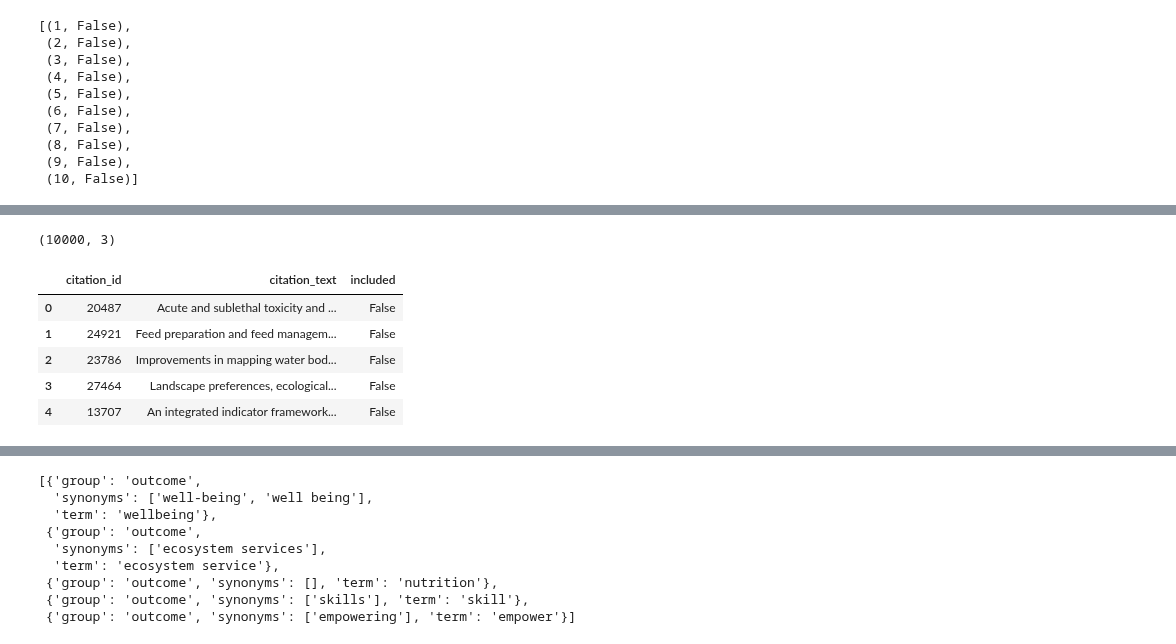
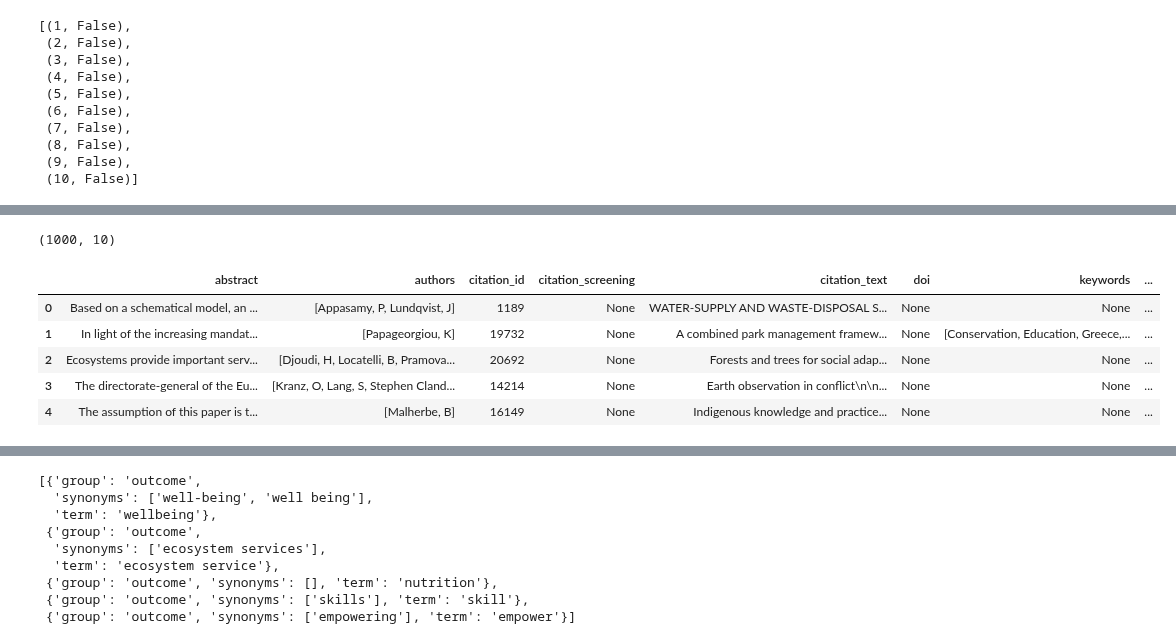
Before and after one commit to datakind/permanent-colandr-back, a Jupyter notebook: notebooks/scratchpad.ipynb, the cells around one changed output, grey strips where cells are left out. Drawn from its saved outputs; the diff is of its cells as text; code cells hidden in the pictures.

Commit message:
[burton] working version of initial screening of citations script

```diff
--- a/notebooks/scratchpad.ipynb
+++ b/notebooks/scratchpad.ipynb
@@ -34,34 +35,3 @@ list(selection_data.items())[:10]
  (8, False),
  (9, False),
  (10, False)]
-# %%
-query = cipy.db.queries.SELECT_CITATIONS_TO_SCREEN
-query = """
-SELECT
-    t1.citation_id,
-    TRIM('\n' FROM concat_ws('\n\n', COALESCE(title, ''),
-                             COALESCE(abstract, ''),
-                             COALESCE(array_to_string(keywords, ', '), ''))
-        ) AS citation_text
-FROM
-    citations AS t1,
-    citation_status AS t2,
-    reviews AS t3
-WHERE
-    t1.review_id = %(review_id)s
-    AND t3.review_id = %(review_id)s
-    AND t1.citation_id = t2.citation_id
-    AND t2.status != 'excluded'
-    AND CAST(t2.deduplication->>'is_duplicate' AS boolean) IS FALSE
-    AND (t2.citation_screening IS NULL
-         OR jsonb_array_length(t2.citation_screening) < CAST(t3.settings->>'num_citation_screenign_reviewers' AS INT))
-ORDER BY random()
-LIMIT %(sample_size)s
-"""
-
-bindings = {'review_id': 1, 'sample_size': 1000}
-df = pd.DataFrame(pgdb.run_query(query, bindings))
-# df['included'] = df['citation_id'].map(lambda cid: included_or_not[cid])
-
-print(df.shape)
-df.head()
@@ -76,16 +38,16 @@ df.head()
 # %%
-query = cipy.db.queries.SELECT_SAMPLE_CITATION_TEXTS
-bindings = {'review_id': review_id, 'sample_size': 10000}
+query = cipy.db.queries.SELECT_CITATIONS_TO_SCREEN
+bindings = {'review_id': 1, 'sample_size': 1000}
 df = pd.DataFrame(pgdb.run_query(query, bindings))
-df['included'] = df['citation_id'].map(lambda cid: included_or_not[cid])
+df['included'] = df['citation_id'].map(lambda cid: selection_data[cid])
 
 print(df.shape)
 df.head()
 # %% [output]
-(10000, 3)
+(1000, 10)
-|  | citation_id | citation_text | included |
-| 0 | 20487 | Acute and sublethal toxicity and ... | False |
-| 1 | 24921 | Feed preparation and feed managem... | False |
-| 2 | 23786 | Improvements in mapping water bod... | False |
-| 3 | 27464 | Landscape preferences, ecological... | False |
-| 4 | 13707 | An integrated indicator framework... | False |
+|  | abstract | authors | citation_id | citation_screening | citation_text | doi | keywords | ... |
+| 0 | Based on a schematical model, an ... | [Appasamy, P, Lundqvist, J] | 1189 | None | WATER-SUPPLY AND WASTE-DISPOSAL S... | None | None | ... |
+| 1 | In light of the increasing mandat... | [Papageorgiou, K] | 19732 | None | A combined park management framew... | None | [Conservation, Education, Greece,... | ... |
+| 2 | Ecosystems provide important serv... | [Djoudi, H, Locatelli, B, Pramova... | 20692 | None | Forests and trees for social adap... | None | None | ... |
+| 3 | The directorate-general of the Eu... | [Kranz, O, Lang, S, Stephen Cland... | 14214 | None | Earth observation in conflict\n\n... | None | None | ... |
+| 4 | The assumption of this paper is t... | [Malherbe, B] | 16149 | None | Indigenous knowledge and practice... | None | None | ... |
```
Also changed, not shown: parts of 11 cells of this notebook, 3 other files.
